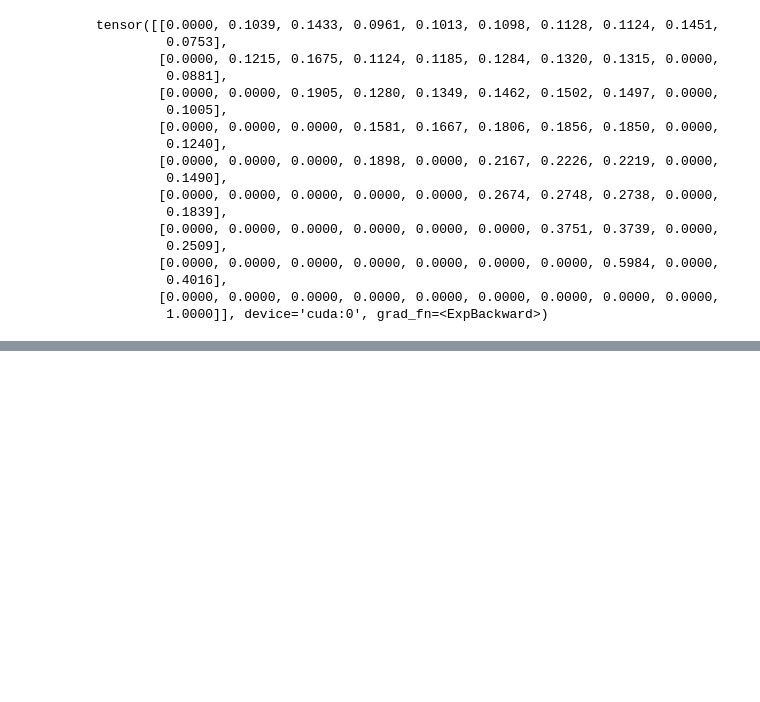
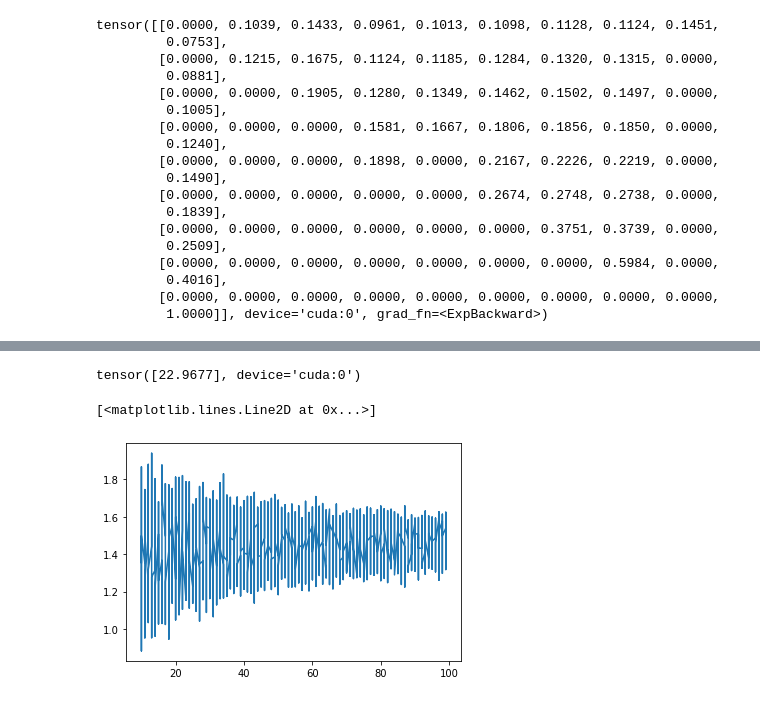
Before and after one commit to neo-pan/TSP-experiment, a Jupyter notebook: code_test.ipynb, the cells around one changed output, grey strips where cells are left out. Saved outputs shown, nothing was run; the diff lists cells and outputs as text; code cells hidden in the pictures; blank space fills up the shorter version.

```diff
--- a/code_test.ipynb
+++ b/code_test.ipynb
@@ -383,0 +475,15 @@ tensor(0.0192, grad_fn=<MseLossBackward>)
+# %%
+state = env.reset(b.pos.unsqueeze(0))
+logp_s = []
+done = False
+while not done:
+    model.eval()
+    model.set_decode_type("sampling")
+    model.encode(b)
+    action, log_p = model(state)
+    logp_s.append(log_p)
+    state, r, done, _ = env.step(action)
+
+-r
+# %% [output]
+tensor([22.9677], device='cuda:0')
@@ -383,0 +496,18 @@ tensor(0.0192, grad_fn=<MseLossBackward>)
+# %%
+import matplotlib.pyplot as plt
+
+mst_set = torch.load('/home/pxh/TSP-experiment/datasets/test/mst-10-100-optimal.pk')
+
+x = []
+y = []
+tsp = []
+# %%
+for data in mst_set:
+    x.append(data.num_nodes)
+    y.append((data.concorde_len / data.mst_len).item())
+    tsp.append(data.concorde_len.item())
+# %%
+plt.plot(x,y)
+# %% [output]
+[<matplotlib.lines.Line2D at 0x...>]
+[figure, added]
```
Also changed, not shown: parts of 40 cells of this notebook, 9 other files.
